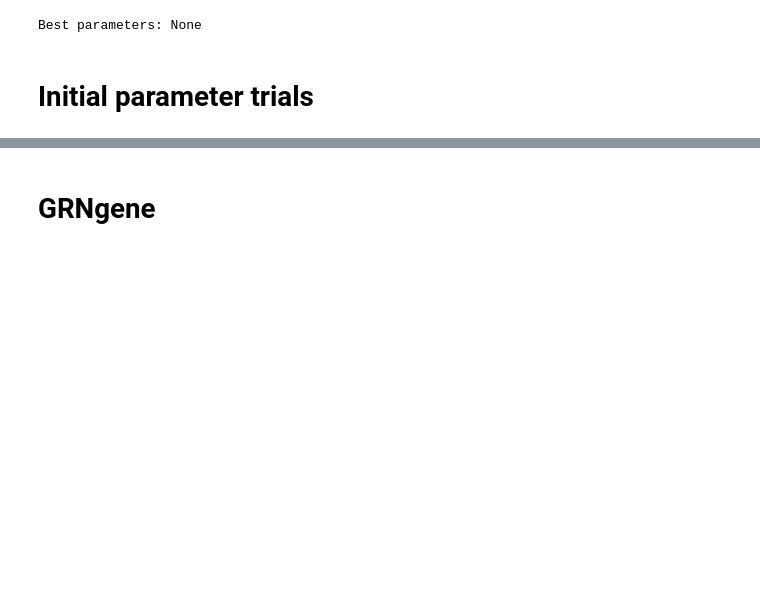
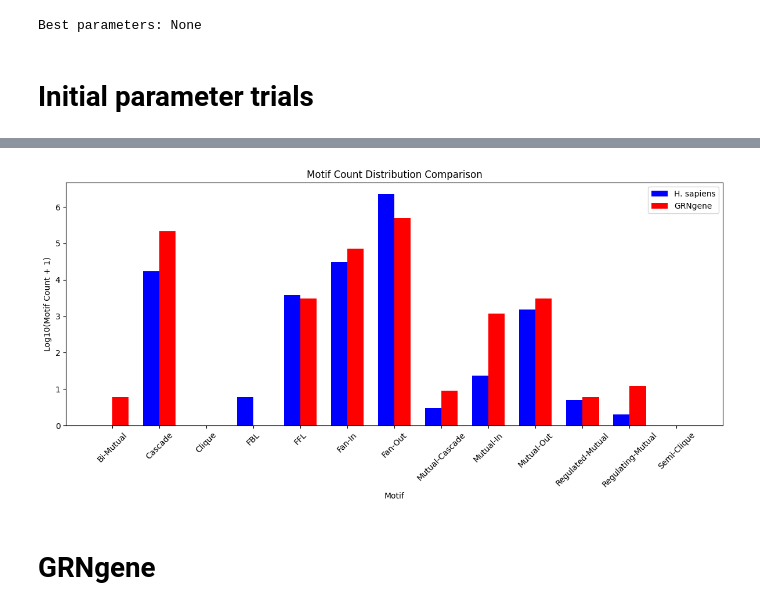
Before and after one commit to TLAlex/GRNgene, a Jupyter notebook: grngene/GRNgene/notebooks/optimization/optimization_hsapiens.ipynb, the cells around one changed output, grey strips where cells are left out. Cells and saved outputs as stored; diff of their text form; code cells hidden in the pictures; blank space fills up the shorter version.

```diff
--- a/grngene/GRNgene/notebooks/optimization/optimization_hsapiens.ipynb
+++ b/grngene/GRNgene/notebooks/optimization/optimization_hsapiens.ipynb
@@ -410,3 +533,7 @@ Generation failed on attempt 3, retrying...
+# %%
+gg.compare_motif_dist(hsapiens_largest, G_lfr_directed[0], "H. sapiens", "GRNgene")#, save_filename='motif_distribution.eps')
+# %% [output]
+[figure, added]
 # %% [markdown]
 # GRNgene
 # %%
```
Also changed, not shown: parts of 6 cells of this notebook, 15 other files.
